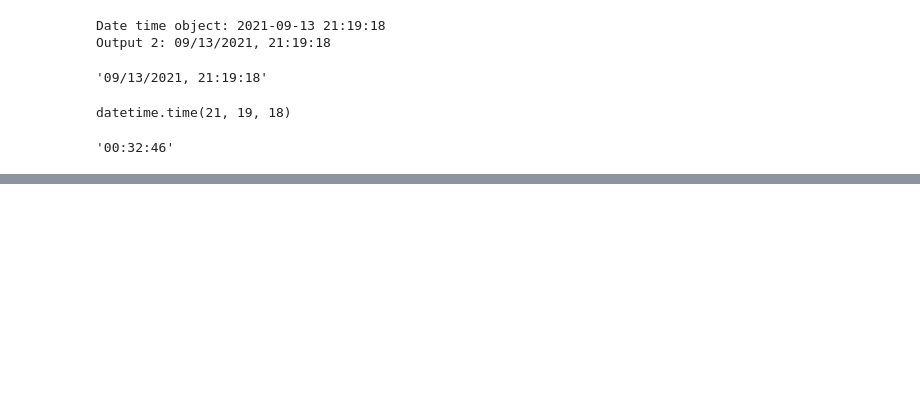
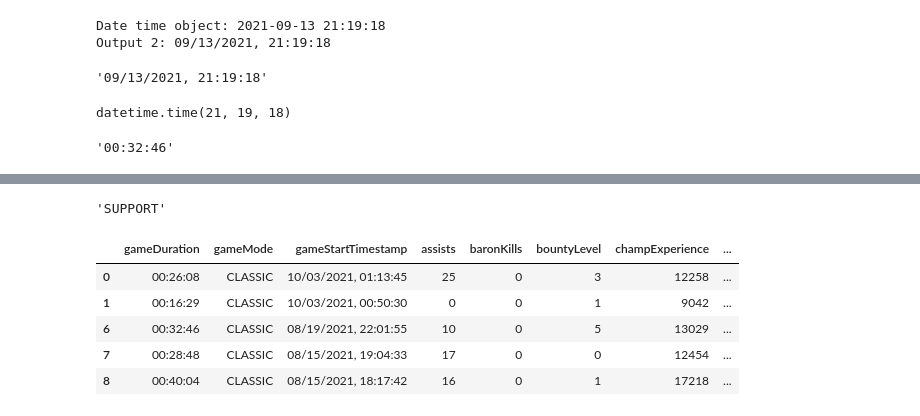
Before and after one commit to jalex141/League-Rank, a Jupyter notebook: notebooks/clean.ipynb, the cells around one changed output, grey strips where cells are left out. Drawn from its saved outputs; the diff is of its cells as text; code cells hidden in the pictures; blank space fills up the shorter version.

```diff
--- a/notebooks/clean.ipynb
+++ b/notebooks/clean.ipynb
@@ -116,0 +113,4 @@ df
+# %%
+dfr.role.value_counts().index[0]
+# %% [output]
+'SUPPORT'
@@ -116,0 +119,10 @@ df
+# %%
+dfr_f = dfr[dfr.role == dfr.role.value_counts().index[0]]
+dfr_f.head(5)
+# %% [output]
+|  | gameDuration | gameMode | gameStartTimestamp | assists | baronKills | bountyLevel | champExperience | ... |
+| 0 | 00:26:08 | CLASSIC | 10/03/2021, 01:13:45 | 25 | 0 | 3 | 12258 | ... |
+| 1 | 00:16:29 | CLASSIC | 10/03/2021, 00:50:30 | 0 | 0 | 1 | 9042 | ... |
+| 6 | 00:32:46 | CLASSIC | 08/19/2021, 22:01:55 | 10 | 0 | 5 | 13029 | ... |
+| 7 | 00:28:48 | CLASSIC | 08/15/2021, 19:04:33 | 17 | 0 | 0 | 12454 | ... |
+| 8 | 00:40:04 | CLASSIC | 08/15/2021, 18:17:42 | 16 | 0 | 1 | 17218 | ... |
```
Also changed, not shown: parts of 8 cells of this notebook, 3 other files.
